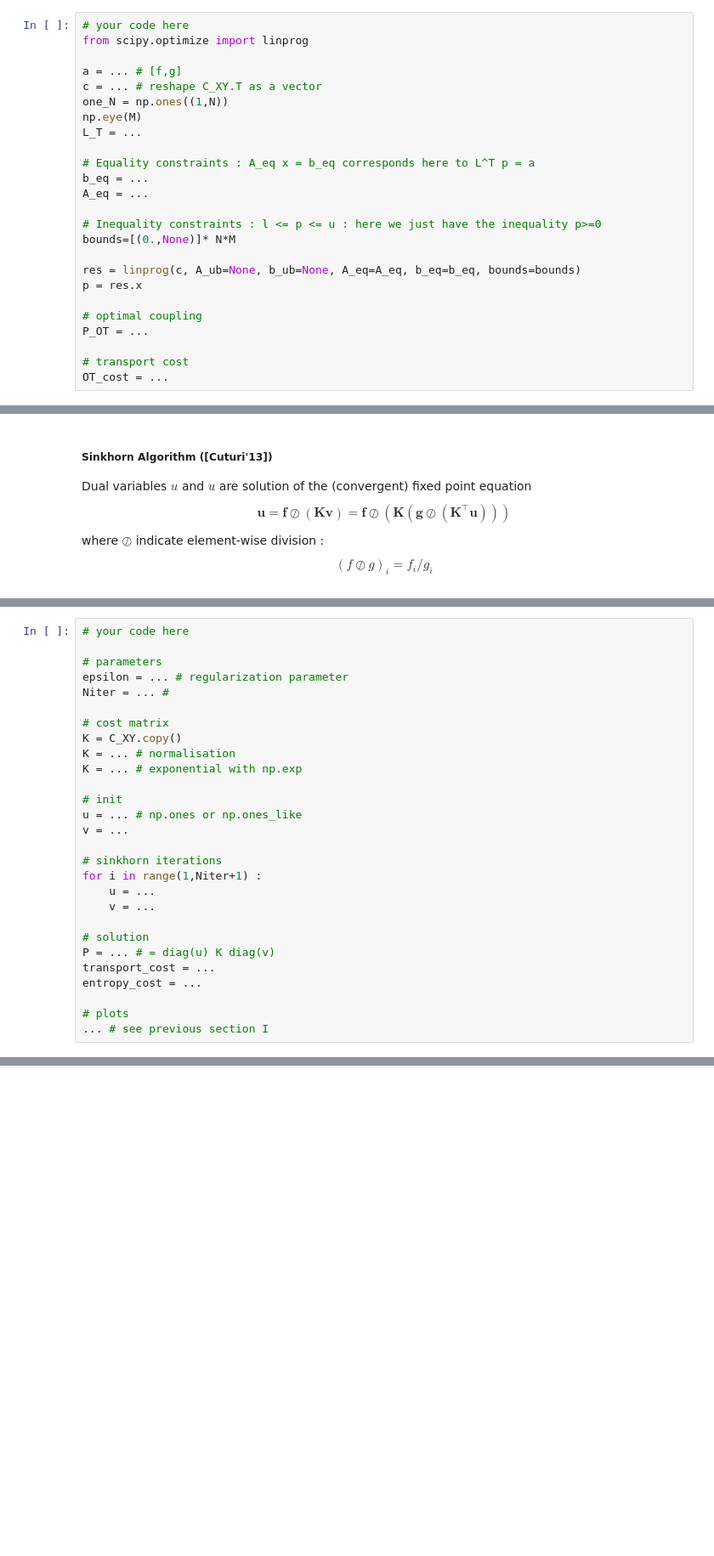
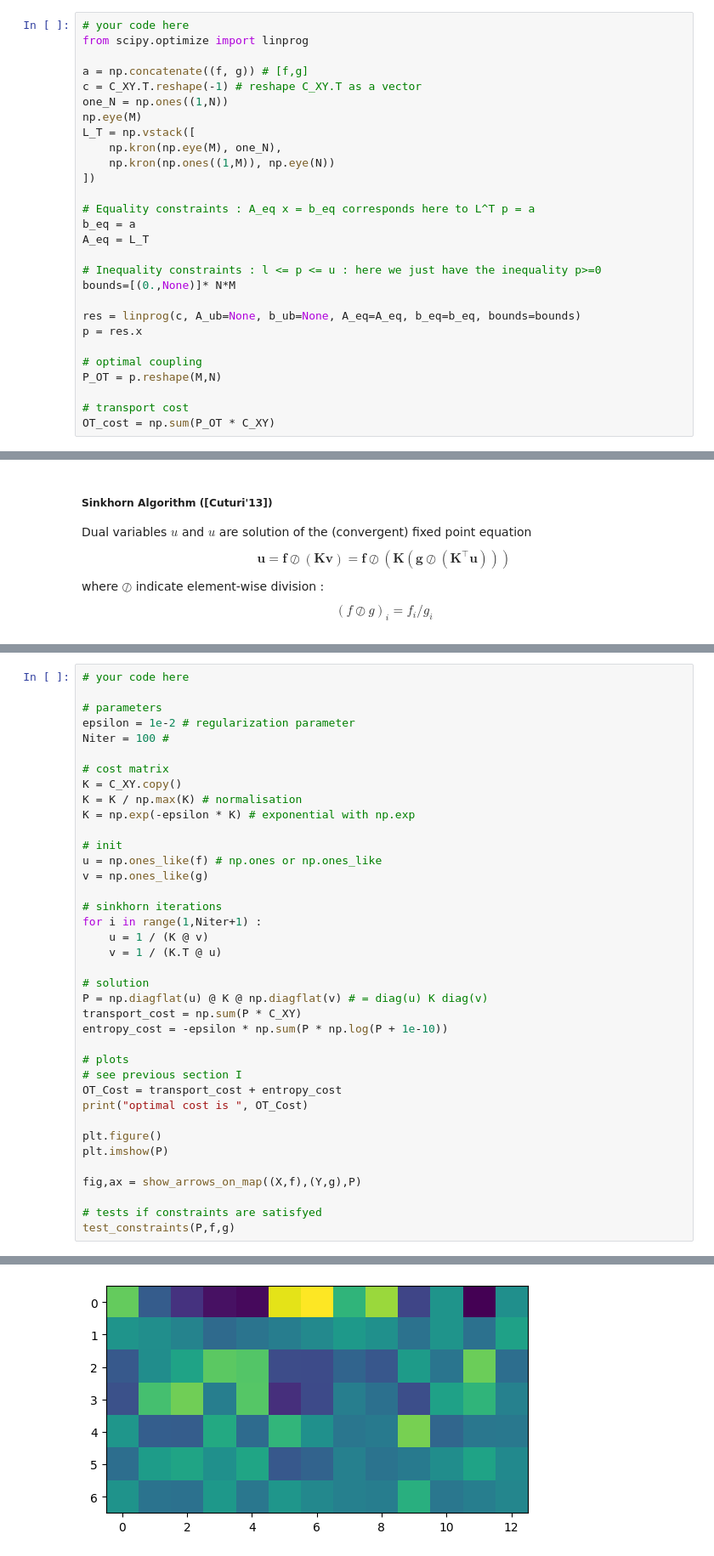
Before and after one commit to 1MrazorT1/Optimal_Transport, a Jupyter notebook: TP2_OT_2025/TP_2_OT_nD_2025.ipynb, the cells around one changed output, grey strips where cells are left out. Shown at 85% size. Drawn from its saved outputs; the diff is of its cells as text; blank space fills up the shorter version.

```diff
--- a/TP2_OT_2025/TP_2_OT_nD_2025.ipynb
+++ b/TP2_OT_2025/TP_2_OT_nD_2025.ipynb
@@ -447,15 +423,18 @@ Plot $L^\top$ and compare with the expected result
 # your code here
 from scipy.optimize import linprog
 
-a = ... # [f,g]
-c = ... # reshape C_XY.T as a vector
+a = np.concatenate((f, g)) # [f,g]
+c = C_XY.T.reshape(-1) # reshape C_XY.T as a vector
 one_N = np.ones((1,N))
 np.eye(M)
-L_T = ...
+L_T = np.vstack([
+    np.kron(np.eye(M), one_N),
+    np.kron(np.ones((1,M)), np.eye(N))
+])
 
 # Equality constraints : A_eq x = b_eq corresponds here to L^T p = a
-b_eq = ...
-A_eq = ...
+b_eq = a
+A_eq = L_T
 
 # Inequality constraints : l <= p <= u : here we just have the inequality p>=0
 bounds=[(0.,None)]* N*M
@@ -464,10 +443,10 @@ res = linprog(c, A_ub=None, b_ub=None, A_eq=A_eq, b_eq=b_eq, bounds=bounds)
 p = res.x
 
 # optimal coupling
-P_OT = ...
+P_OT = p.reshape(M,N)
 
 # transport cost
-OT_cost = ...
+OT_cost = np.sum(P_OT * C_XY)
 # %%
 #-#-#-#-#-#-#-#
 #   SOLUTION  #
@@ -566,27 +552,38 @@ Note that in python @ is matrix multiplication, and * or / is the element-wise m
 # your code here
 
 # parameters
-epsilon = ... # regularization parameter
-Niter = ... #
+epsilon = 1e-2 # regularization parameter
+Niter = 100 #
 
 # cost matrix
 K = C_XY.copy()
-K = ... # normalisation
-K = ... # exponential with np.exp
+K = K / np.max(K) # normalisation
+K = np.exp(-epsilon * K) # exponential with np.exp
 
 # init
-u = ... # np.ones or np.ones_like
-v = ...
+u = np.ones_like(f) # np.ones or np.ones_like
+v = np.ones_like(g)
 
 # sinkhorn iterations
 for i in range(1,Niter+1) :
-    u = ...
-    v = ...
+    u = 1 / (K @ v)
+    v = 1 / (K.T @ u)
 
 # solution
-P = ... # = diag(u) K diag(v)
-transport_cost = ...
-entropy_cost = ...
+P = np.diagflat(u) @ K @ np.diagflat(v) # = diag(u) K diag(v)
+transport_cost = np.sum(P * C_XY)
+entropy_cost = -epsilon * np.sum(P * np.log(P + 1e-10))
 
 # plots
-... # see previous section I
+# see previous section I
+OT_Cost = transport_cost + entropy_cost
+print("optimal cost is ", OT_Cost)
+
+plt.figure()
+plt.imshow(P)
+
+fig,ax = show_arrows_on_map((X,f),(Y,g),P)
+
+# tests if constraints are satisfyed
+test_constraints(P,f,g)
+# %% [output]
@@ -592,0 +594 @@ entropy_cost = ...
+[figure, added]
```
Also changed, not shown: parts of 8 cells of this notebook.
